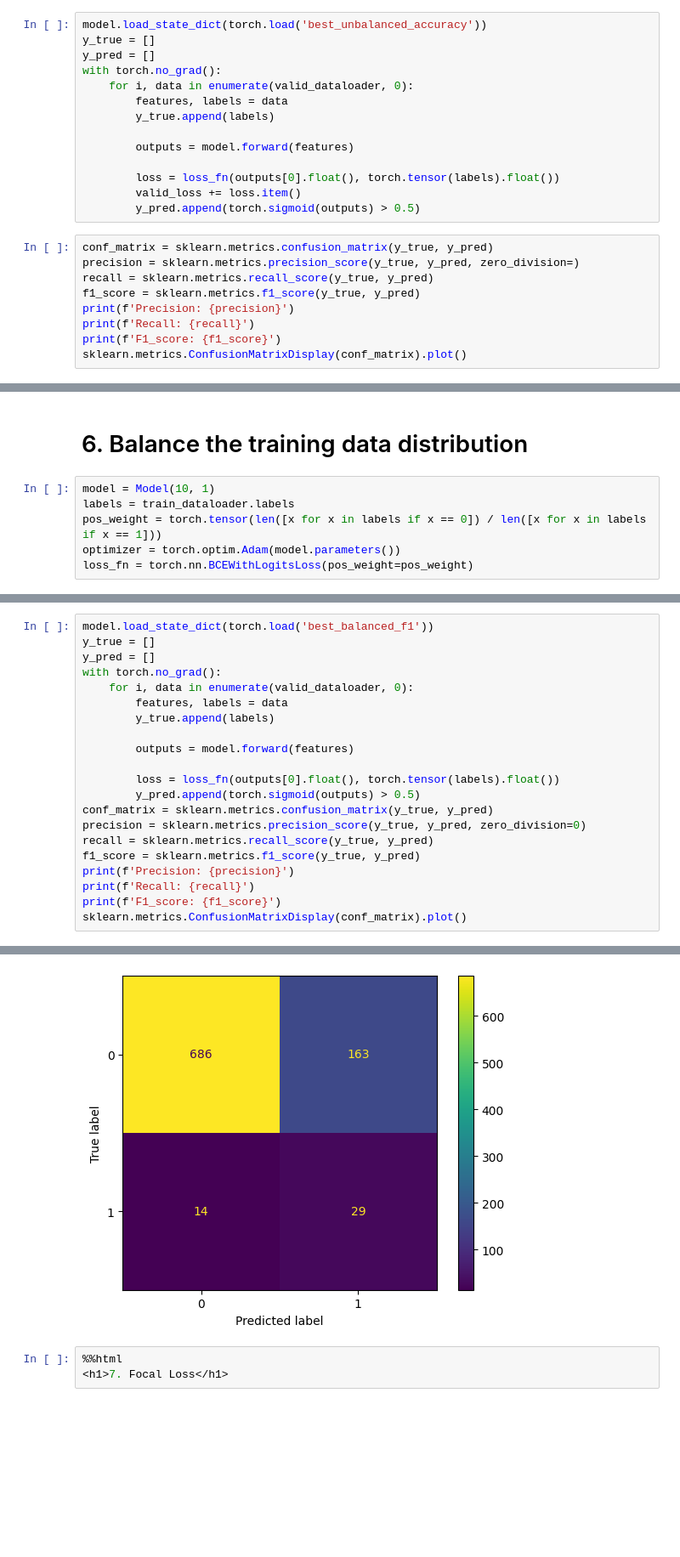
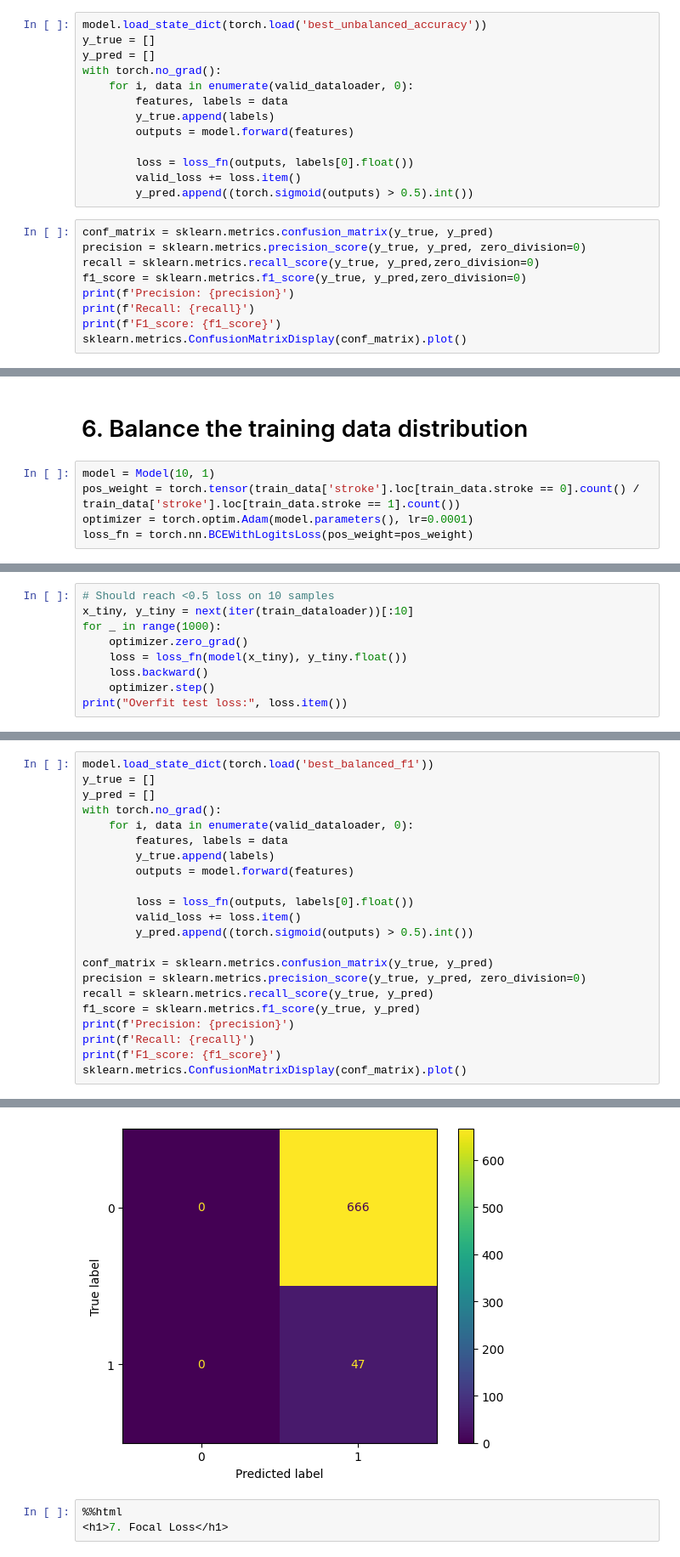
Before and after one commit to RealDream21/unibuc, a Jupyter notebook: AN 3/Semestrul 2/RNA/Tema 1/main.py.ipynb, the cells around one changed output, grey strips where cells are left out. Shown at 85% size. Saved outputs shown, nothing was run; the diff lists cells and outputs as text; blank space fills up the shorter version.

```diff
--- a/AN 3/Semestrul 2/RNA/Tema 1/main.py.ipynb
+++ b/AN 3/Semestrul 2/RNA/Tema 1/main.py.ipynb
@@ -186,17 +212,16 @@ with torch.no_grad():
     for i, data in enumerate(valid_dataloader, 0):
         features, labels = data
         y_true.append(labels)
-
         outputs = model.forward(features)
 
-        loss = loss_fn(outputs[0].float(), torch.tensor(labels).float())
+        loss = loss_fn(outputs, labels[0].float())
         valid_loss += loss.item()
-        y_pred.append(torch.sigmoid(outputs) > 0.5)
+        y_pred.append((torch.sigmoid(outputs) > 0.5).int())
 # %%
 conf_matrix = sklearn.metrics.confusion_matrix(y_true, y_pred)
-precision = sklearn.metrics.precision_score(y_true, y_pred, zero_division=)
-recall = sklearn.metrics.recall_score(y_true, y_pred)
-f1_score = sklearn.metrics.f1_score(y_true, y_pred)
+precision = sklearn.metrics.precision_score(y_true, y_pred, zero_division=0)
+recall = sklearn.metrics.recall_score(y_true, y_pred,zero_division=0)
+f1_score = sklearn.metrics.f1_score(y_true, y_pred,zero_division=0)
 print(f'Precision: {precision}')
 print(f'Recall: {recall}')
 print(f'F1_score: {f1_score}')
@@ -214,7 +239,6 @@ F1_score: 0.0
 6. Balance the training data distribution
 # %%
 model = Model(10, 1)
-labels = train_dataloader.labels
-pos_weight = torch.tensor(len([x for x in labels if x == 0]) / len([x for x in labels if x == 1]))
-optimizer = torch.optim.Adam(model.parameters())
+pos_weight = torch.tensor(train_data['stroke'].loc[train_data.stroke == 0].count() / train_data['stroke'].loc[train_data.stroke == 1].count())
+optimizer = torch.optim.Adam(model.parameters(), lr=0.0001)
 loss_fn = torch.nn.BCEWithLogitsLoss(pos_weight=pos_weight)
@@ -300,0 +245,9 @@ Epoch 29, accuracy: 0.7802690582959642, train_loss=1.2580999216662474, valid_los
+# %%
+# Should reach <0.5 loss on 10 samples
+x_tiny, y_tiny = next(iter(train_dataloader))[:10]
+for _ in range(1000):
+    optimizer.zero_grad()
+    loss = loss_fn(model(x_tiny), y_tiny.float())
+    loss.backward()
+    optimizer.step()
+print("Overfit test loss:", loss.item())
@@ -333,11 +378,12 @@ with torch.no_grad():
     for i, data in enumerate(valid_dataloader, 0):
         features, labels = data
         y_true.append(labels)
-
         outputs = model.forward(features)
 
-        loss = loss_fn(outputs[0].float(), torch.tensor(labels).float())
-        y_pred.append(torch.sigmoid(outputs) > 0.5)
+        loss = loss_fn(outputs, labels[0].float())
+        valid_loss += loss.item()
+        y_pred.append((torch.sigmoid(outputs) > 0.5).int())
+
 conf_matrix = sklearn.metrics.confusion_matrix(y_true, y_pred)
 precision = sklearn.metrics.precision_score(y_true, y_pred, zero_division=0)
 recall = sklearn.metrics.recall_score(y_true, y_pred)
@@ -353,5 +399,5 @@ F1_score: 0.24680851063829787
 <sklearn.metrics._plot.confusion_matrix.ConfusionMatrixDisplay at 0x...>
-[figure, old version]
+[figure, new version]
 # %%
 %%html
 <h1>7. Focal Loss</h1>
```
Also changed, not shown: parts of 24 cells of this notebook, 3 other files.
